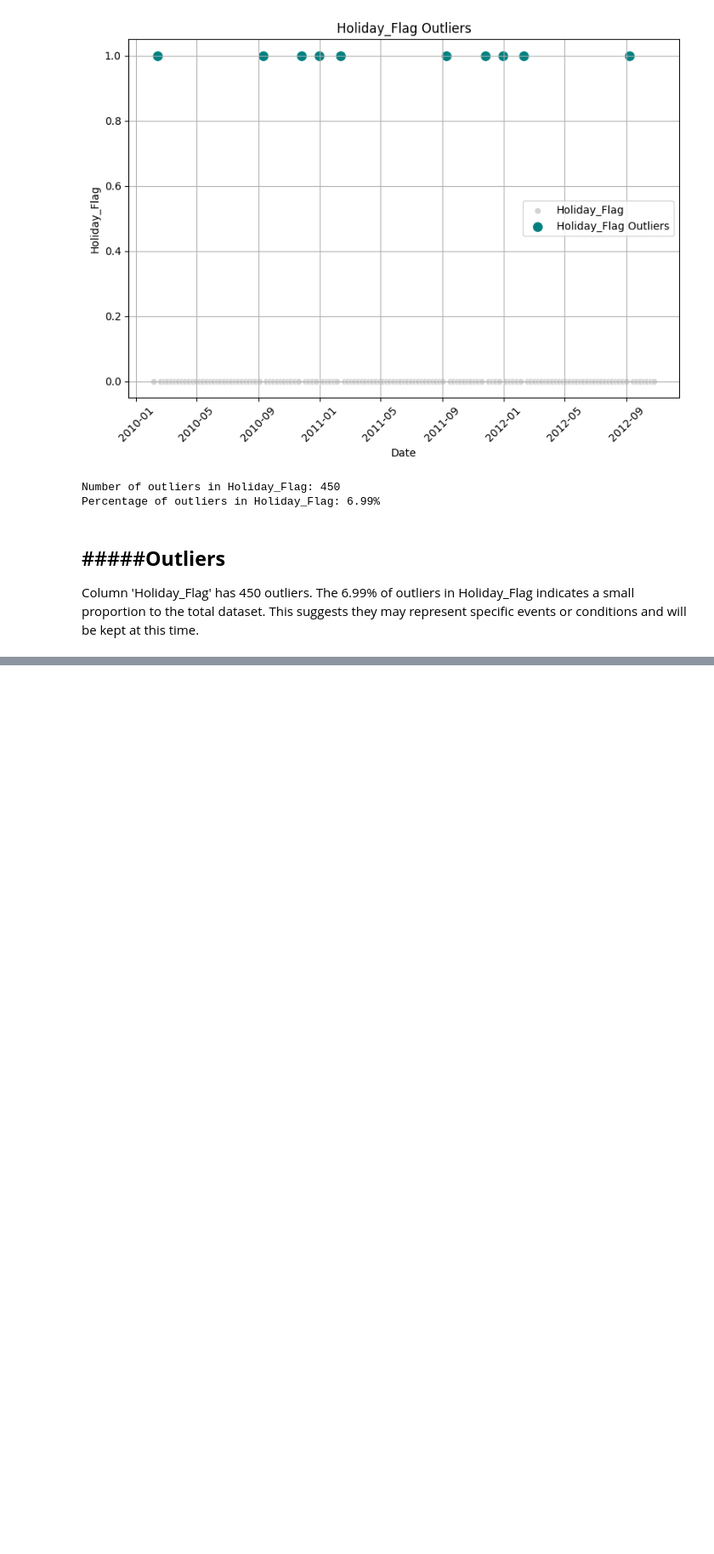
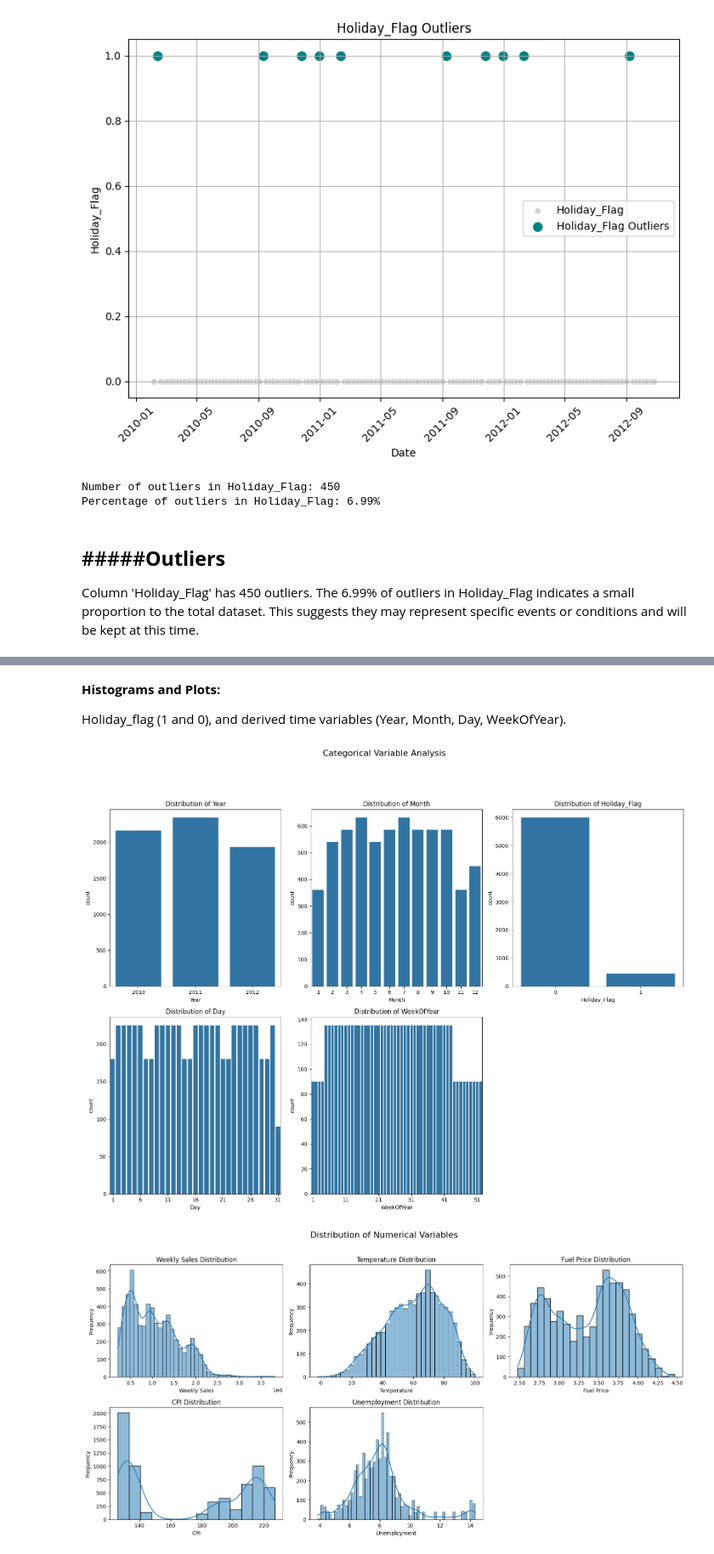
Before and after one commit to klbailey/ADA, a Jupyter notebook: Walmart_Demand_Forecasting_Final_Project_2ipynb.ipynb, the cells around one changed output, grey strips where cells are left out. Shown at 85% size. Drawn from its saved outputs; the diff is of its cells as text; code cells hidden in the pictures; blank space fills up the shorter version.

```diff
--- a/Walmart_Demand_Forecasting_Final_Project_2ipynb.ipynb
+++ b/Walmart_Demand_Forecasting_Final_Project_2ipynb.ipynb
@@ -314,0 +410,79 @@ Low variance: anaemia, diabetes, high_blood_pressure, sex, smoking, DEATH_EVENT
+# %% [markdown]
+**Histograms and Plots:**
+
+Holiday_flag (1 and 0), and derived time variables (Year, Month, Day, WeekOfYear).
+# %%
+# Categorical Variable Analysis
+plt.figure(figsize=(16, 12))  # Adjust overall figure size
+
+# Centered and Larger Title
+plt.suptitle('Categorical Variable Analysis', fontsize=16, y=1.02)
+
+# First Line: Distribution of Year, Month, and Holiday_Flag
+plt.subplot(2, 3, 1)
+sns.countplot(x='Year', data=df)
+plt.title('Distribution of Year')
+
+plt.subplot(2, 3, 2)
+sns.countplot(x='Month', data=df)
+plt.title('Distribution of Month')
+
+plt.subplot(2, 3, 3)
+sns.countplot(x='Holiday_Flag', data=df)
+plt.title('Distribution of Holiday_Flag')
+
+# Second Line: Distribution of Day and WeekOfYear (reduce xticks or use specific labels)
+plt.subplot(2, 3, 4)
+sns.countplot(x='Day', data=df)
+plt.title('Distribution of Day')
+plt.xticks(range(0, 32, 5))  # Show every 5th tick for Day (adjust as needed)
+
+plt.subplot(2, 3, 5)
+sns.countplot(x='WeekOfYear', data=df)
+plt.title('Distribution of WeekOfYear')
+plt.xticks(range(0, 53, 10))  # Show every 10th tick for WeekOfYear (adjust as needed)
+
+# Adjust layout for the first part
+plt.tight_layout(rect=[0, 0, 1, 0.95])  # Adjust the main title position
+
+# Histograms (combine all in one figure)
+plt.figure(figsize=(16, 8))
+
+plt.suptitle('Distribution of Numerical Variables', fontsize=16, y=1.02)  # Title for the second set of plots
+
+plt.subplot(2, 3, 1)
+sns.histplot(df['Weekly_Sales'], kde=True)
+plt.title('Weekly Sales Distribution')
+plt.xlabel('Weekly Sales')
+plt.ylabel('Frequency')
+
+plt.subplot(2, 3, 2)
+sns.histplot(df['Temperature'], kde=True)
+plt.title('Temperature Distribution')
+plt.xlabel('Temperature')
+plt.ylabel('Frequency')
+
+plt.subplot(2, 3, 3)
+sns.histplot(df['Fuel_Price'], kde=True)
+plt.title('Fuel Price Distribution')
+plt.xlabel('Fuel Price')
+plt.ylabel('Frequency')
+
+plt.subplot(2, 3, 4)
+sns.histplot(df['CPI'], kde=True)
+plt.title('CPI Distribution')
+plt.xlabel('CPI')
+plt.ylabel('Frequency')
+
+plt.subplot(2, 3, 5)
+sns.histplot(df['Unemployment'], kde=True)
+plt.title('Unemployment Distribution')
+plt.xlabel('Unemployment')
+plt.ylabel('Frequency')
+
+plt.tight_layout()
+
+plt.show()
+# %% [output]
+[figure, added]
+[figure, added]
```
Also changed, not shown: parts of 15 cells of this notebook.
